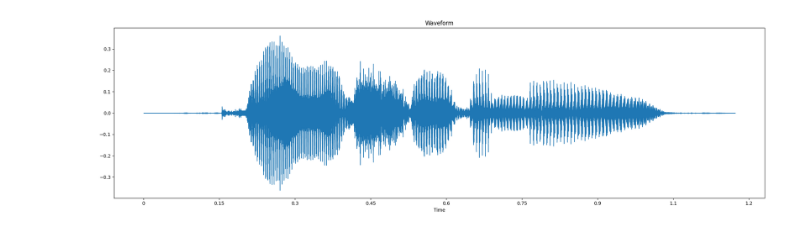
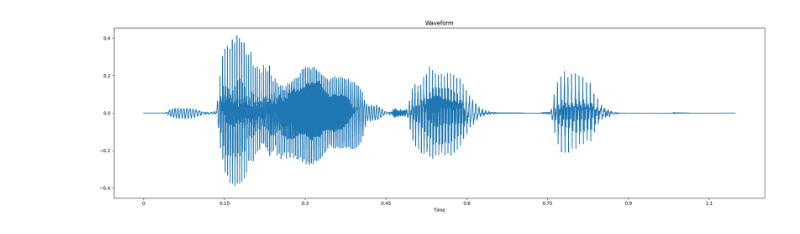
Before and after one commit to yezarniko/PharmacyASR, a Jupyter notebook: whisperInference.ipynb, the cells around one changed output. Saved outputs shown, nothing was run; the diff lists cells and outputs as text; code cells hidden in the pictures.

```diff
--- a/whisperInference.ipynb
+++ b/whisperInference.ipynb
@@ -18,5 +37,5 @@ IPython.display.Image('https://raw.githubusercontent.com/openai/whisper/main/app
 # %%
 # load whisper model
-model_name = "small"
-model = whisper.load_model(model_name)
+# model_name = "small"
+# model = whisper.load_model(model_name)
 # %%
@@ -42,18 +43,18 @@ Non-trainable params: 0
 # %%
-audio_path = "samples/paracetamol.wav"
+audio_path = "samples/biogestic.wav"
 audio = whisper.load_audio(audio_path)
 audio = whisper.pad_or_trim(audio)
 
 # plot
 samples, sample_rate = librosa.load(audio_path, sr=None)
 plt.figure(figsize=(20, 6))
 librosa.display.waveshow(samples, sr=sample_rate)
 plt.title("Waveform")
 plt.tight_layout()
 plt.show()
 IPython.display.Audio(audio_path)
 # %% [output]
-[figure, old version]
+[figure, new version]
 [interactive output not drawn]
 # %%
 # make log-Mel spectrogram
```
Also changed, not shown: parts of 24 cells of this notebook.
